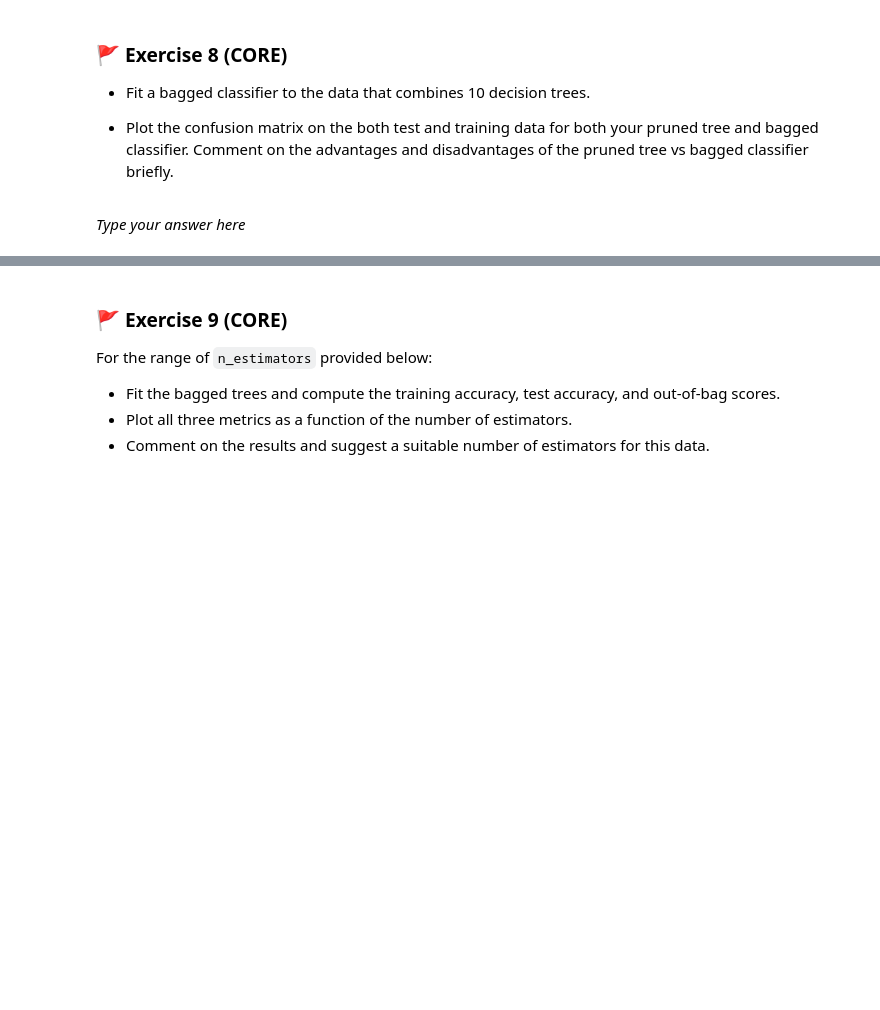
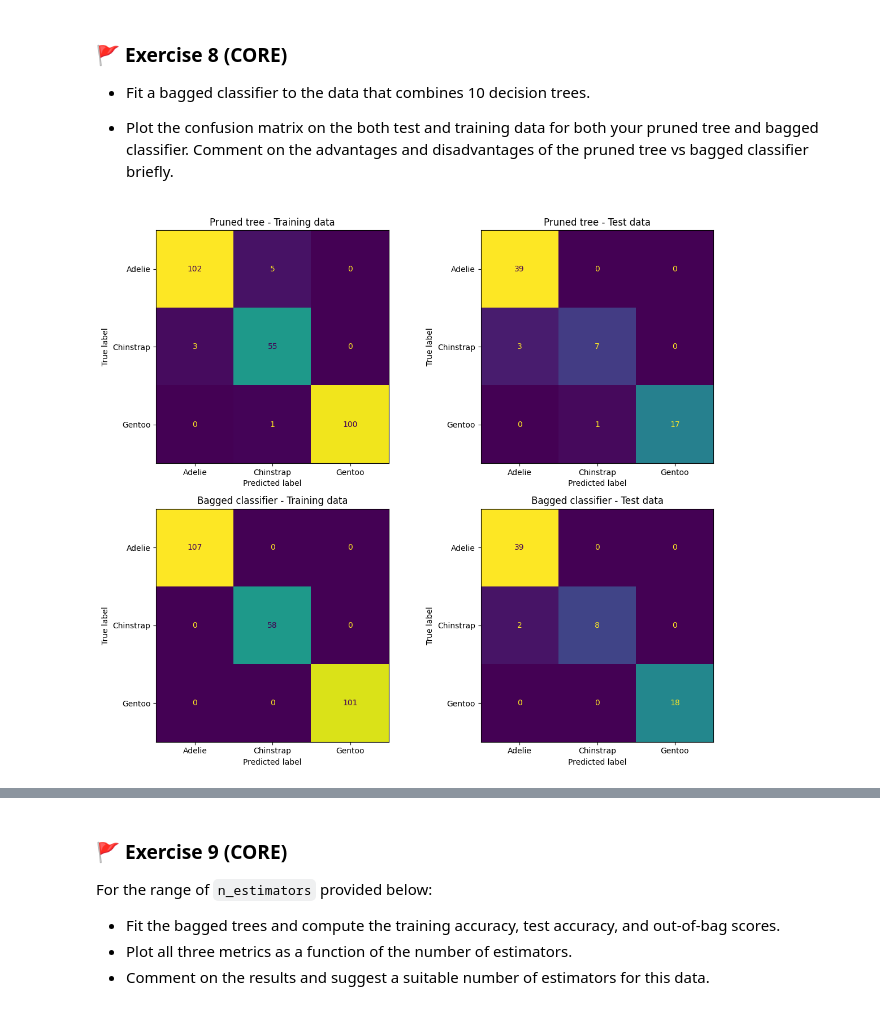
Before and after one commit to zici021129/MLP_2026_week08, a Jupyter notebook: mlp_week08.ipynb, the cells around one changed output, grey strips where cells are left out. Drawn from its saved outputs; the diff is of its cells as text; code cells hidden in the pictures; blank space fills up the shorter version.

```diff
--- a/mlp_week08.ipynb
+++ b/mlp_week08.ipynb
@@ -579,2 +574,42 @@ from sklearn.metrics import ConfusionMatrixDisplay
-# %% [markdown]
-_Type your answer here_
+# %%
+from sklearn.ensemble import BaggingClassifier
+from sklearn.metrics import ConfusionMatrixDisplay
+from sklearn.tree import DecisionTreeClassifier
+import matplotlib.pyplot as plt
+
+# bagged classifier with 10 decision trees
+bag_clf = BaggingClassifier(
+    estimator=DecisionTreeClassifier(random_state=123),
+    n_estimators=10,
+    bootstrap=True,
+    random_state=123
+)
+bag_clf.fit(X_train, y_train)
+
+
+fig, axes = plt.subplots(2, 2, figsize=(12, 10))
+
+ConfusionMatrixDisplay.from_estimator(
+    clf, X_train, y_train, ax=axes[0, 0], colorbar=False
+)
+axes[0, 0].set_title("Pruned tree - Training data")
+
+ConfusionMatrixDisplay.from_estimator(
+    clf, X_test, y_test, ax=axes[0, 1], colorbar=False
+)
+axes[0, 1].set_title("Pruned tree - Test data")
+
+ConfusionMatrixDisplay.from_estimator(
+    bag_clf, X_train, y_train, ax=axes[1, 0], colorbar=False
+)
+axes[1, 0].set_title("Bagged classifier - Training data")
+
+ConfusionMatrixDisplay.from_estimator(
+    bag_clf, X_test, y_test, ax=axes[1, 1], colorbar=False
+)
+axes[1, 1].set_title("Bagged classifier - Test data")
+
+plt.tight_layout()
+plt.show()
+# %% [output]
+[figure, added]
```
Also changed, not shown: parts of 16 cells of this notebook.
